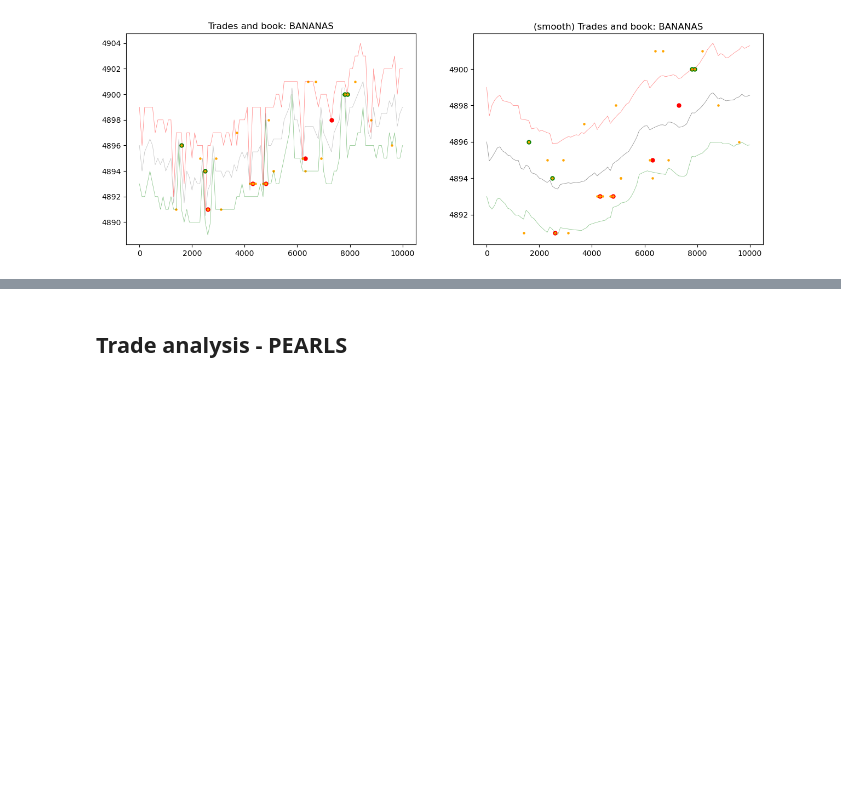
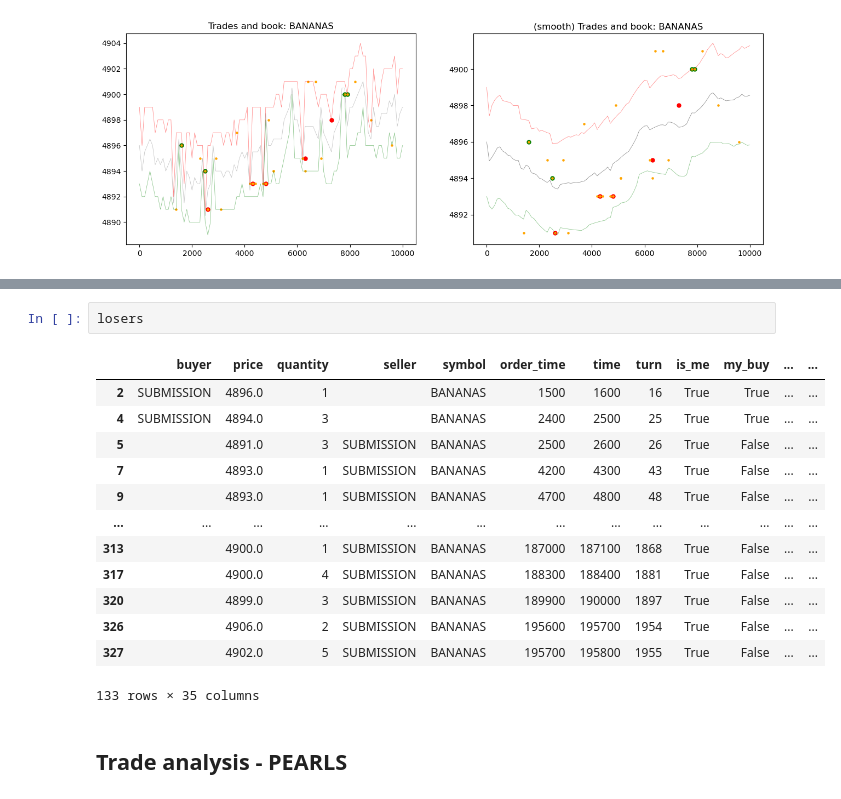
Before and after one commit to rzhan11/IMCTradingComp23, a Jupyter notebook: nbs/exploration-Copy4.ipynb, the cells around one changed output, grey strips where cells are left out. Drawn from its saved outputs; the diff is of its cells as text; blank space fills up the shorter version.

```diff
--- a/nbs/exploration-Copy4.ipynb
+++ b/nbs/exploration-Copy4.ipynb
@@ -676,3 +742,19 @@ plot_trades_and_book(
+# %%
+losers
+# %% [output]
+|  | buyer | price | quantity | seller | symbol | order_time | time | turn | is_me | my_buy | ... | ... |
+| 2 | SUBMISSION | 4896.0 | 1 |  | BANANAS | 1500 | 1600 | 16 | True | True | ... | ... |
+| 4 | SUBMISSION | 4894.0 | 3 |  | BANANAS | 2400 | 2500 | 25 | True | True | ... | ... |
+| 5 |  | 4891.0 | 3 | SUBMISSION | BANANAS | 2500 | 2600 | 26 | True | False | ... | ... |
+| 7 |  | 4893.0 | 1 | SUBMISSION | BANANAS | 4200 | 4300 | 43 | True | False | ... | ... |
+| 9 |  | 4893.0 | 1 | SUBMISSION | BANANAS | 4700 | 4800 | 48 | True | False | ... | ... |
+| ... | ... | ... | ... | ... | ... | ... | ... | ... | ... | ... | ... | ... |
+| 313 |  | 4900.0 | 1 | SUBMISSION | BANANAS | 187000 | 187100 | 1868 | True | False | ... | ... |
+| 317 |  | 4900.0 | 4 | SUBMISSION | BANANAS | 188300 | 188400 | 1881 | True | False | ... | ... |
+| 320 |  | 4899.0 | 3 | SUBMISSION | BANANAS | 189900 | 190000 | 1897 | True | False | ... | ... |
+| 326 |  | 4906.0 | 2 | SUBMISSION | BANANAS | 195600 | 195700 | 1954 | True | False | ... | ... |
+| 327 |  | 4902.0 | 5 | SUBMISSION | BANANAS | 195700 | 195800 | 1955 | True | False | ... | ... |
+133 rows × 35 columns
 # %% [markdown]
 ## Trade analysis - PEARLS
 # %% [markdown]
```
Also changed, not shown: parts of 9 cells of this notebook.
